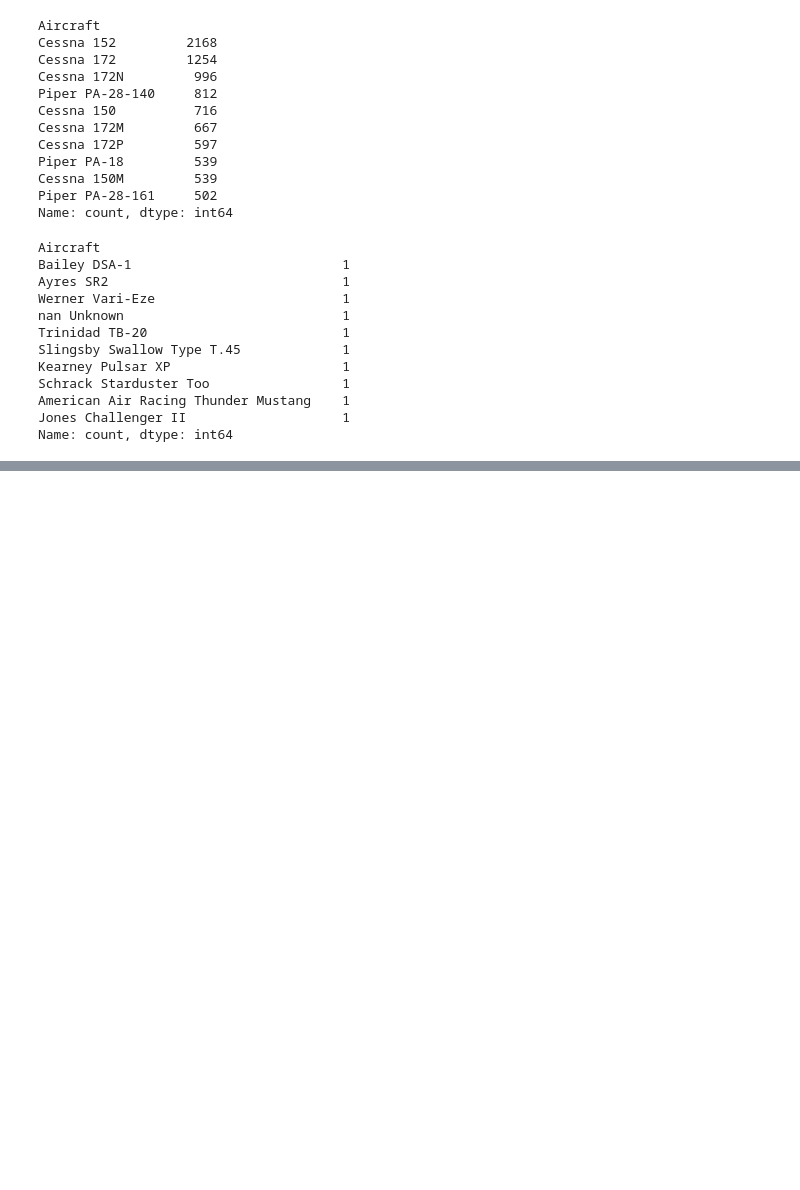
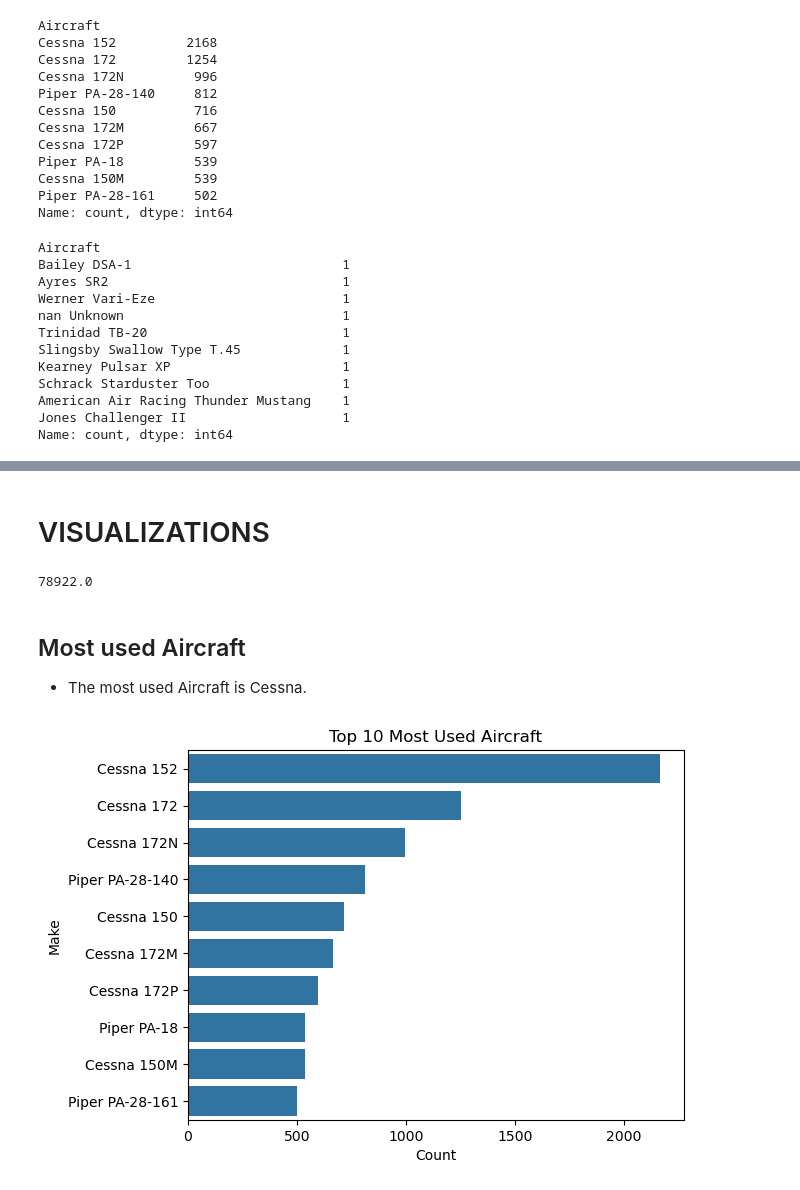
Before and after one commit to Luccy-svg/Aviation_Accidents_Project, a Jupyter notebook: student.ipynb, the cells around one changed output, grey strips where cells are left out. Drawn from its saved outputs; the diff is of its cells as text; code cells hidden in the pictures; blank space fills up the shorter version.

```diff
--- a/student.ipynb
+++ b/student.ipynb
@@ -110,6 +112,3 @@ print(df)
 88888                   NaN             NaN       30-12-2022
 
 [88889 rows x 29 columns]
-# %%
-df = df.drop_duplicates()
-print(df)
@@ -265,0 +340,24 @@ Name: 0, dtype: object
+# %% [markdown]
+# VISUALIZATIONS
+# %%
+df['Total.Fatal.Injuries']= pd.to_numeric(df['Total.Fatal.Injuries'], errors='coerce')
+df['Total.Serious.Injuries']= pd.to_numeric(df['Total.Serious.Injuries'], errors='coerce')
+df['Total.Minor.Injuries']= pd.to_numeric(df['Total.Minor.Injuries'], errors='coerce')
+df['total_injuries'] = df['Total.Fatal.Injuries'] + df['Total.Serious.Injuries'] + df['Total.Minor.Injuries']
+
+total_injuries= df['total_injuries'].sum()
+print(total_injuries)
+# %% [output]
+78922.0
+# %% [markdown]
+## Most used Aircraft
+* The most used Aircraft is Cessna.
+# %%
+
+sns.barplot (x=most_used_aircraft.values, y= most_used_aircraft.index)
+plt.xlabel('Count')
+plt.ylabel('Make')
+plt.title('Top 10 Most Used Aircraft')
+plt.show()
+# %% [output]
+[figure, added]
```
Also changed, not shown: parts of 40 cells of this notebook.
